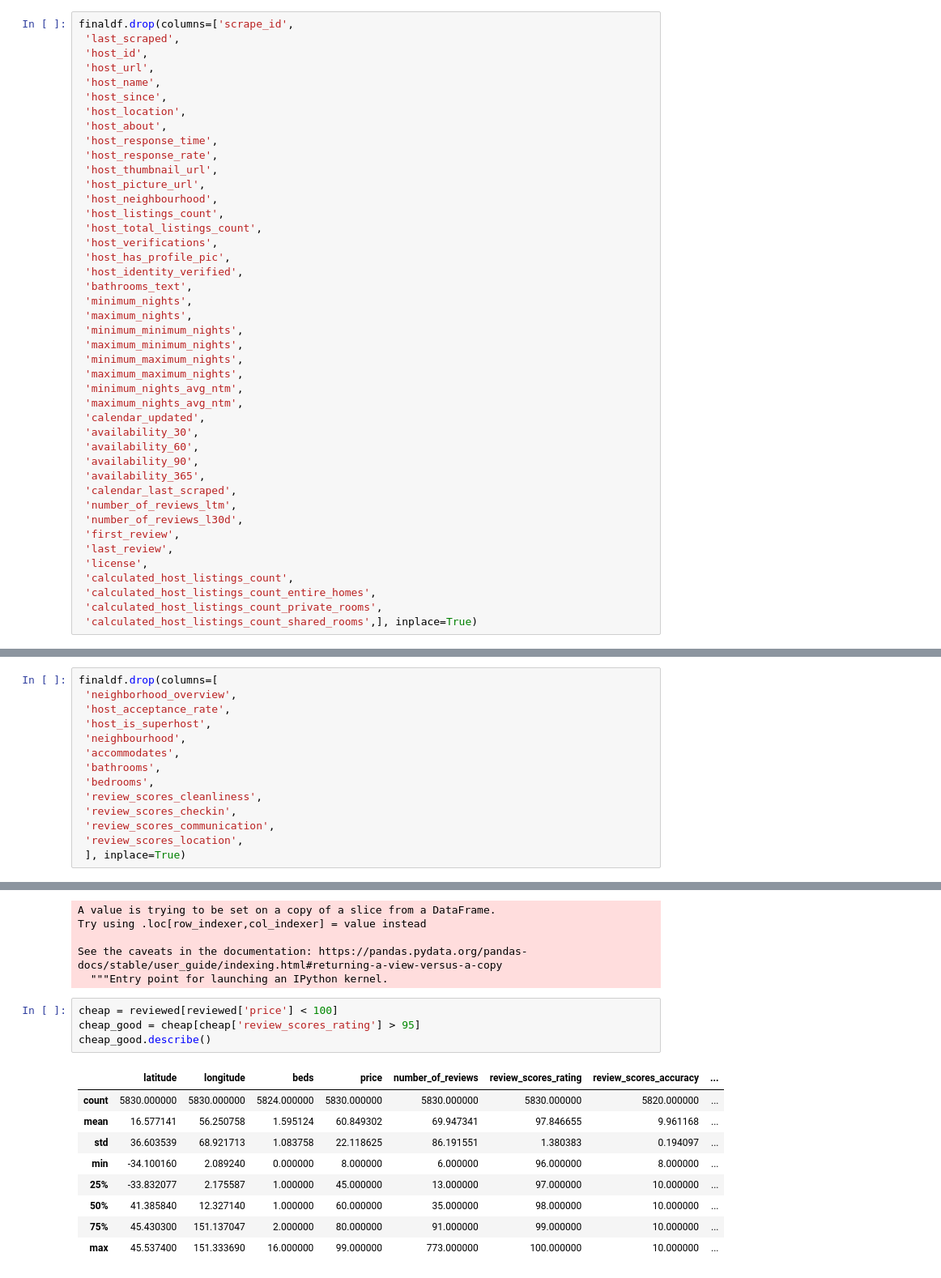
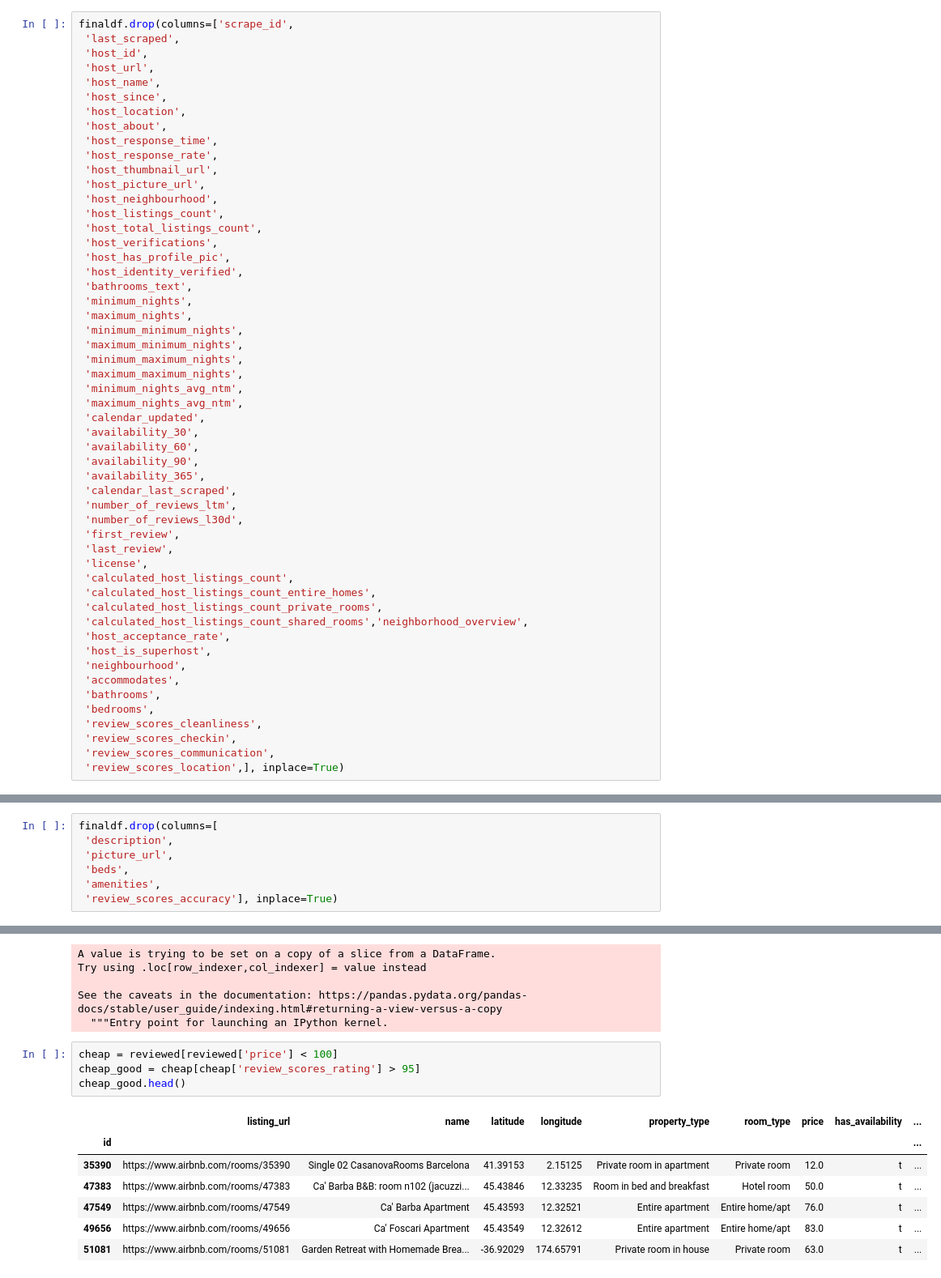
Before and after one commit to jonrsmart/ETL-Project, a Jupyter notebook: airbb3.ipynb, the cells around one changed output, grey strips where cells are left out. Shown: that part at 81% size. Drawn from its saved outputs; the diff is of its cells as text.

```diff
--- a/airbb3.ipynb
+++ b/airbb3.ipynb
@@ -70,4 +70,14 @@ finaldf.drop(columns=['scrape_id',
  'calculated_host_listings_count',
  'calculated_host_listings_count_entire_homes',
  'calculated_host_listings_count_private_rooms',
- 'calculated_host_listings_count_shared_rooms',], inplace=True)
+ 'calculated_host_listings_count_shared_rooms','neighborhood_overview',
+ 'host_acceptance_rate',
+ 'host_is_superhost',
+ 'neighbourhood',
+ 'accommodates',
+ 'bathrooms',
+ 'bedrooms',
+ 'review_scores_cleanliness',
+ 'review_scores_checkin',
+ 'review_scores_communication',
+ 'review_scores_location',], inplace=True)
@@ -78,3 +105,10 @@ print(finaldf.shape)
+# %%
+finaldf.drop(columns=[
+ 'description',
+ 'picture_url',
+ 'beds',
+ 'amenities',
+ 'review_scores_accuracy'], inplace=True)
 # %%
 finaldf
 # %% [output]
@@ -115,17 +129,3 @@ list(finaldf)
-# %%
-finaldf.drop(columns=[
- 'neighborhood_overview',
- 'host_acceptance_rate',
- 'host_is_superhost',
- 'neighbourhood',
- 'accommodates',
- 'bathrooms',
- 'bedrooms',
- 'review_scores_cleanliness',
- 'review_scores_checkin',
- 'review_scores_communication',
- 'review_scores_location',
- ], inplace=True)
 # %%
 reviewed = finaldf[finaldf['number_of_reviews'] > 5]
 reviewed['price'] = reviewed['price'].str.replace('$', '')
@@ -153,17 +153,15 @@ See the caveats in the documentation: https://pandas.pydata.org/pandas-docs/stab
 # %%
 cheap = reviewed[reviewed['price'] < 100]
 cheap_good = cheap[cheap['review_scores_rating'] > 95]
-cheap_good.describe()
+cheap_good.head()
 # %% [output]
-|  | latitude | longitude | beds | price | number_of_reviews | review_scores_rating | review_scores_accuracy | ... |
-| count | 5830.000000 | 5830.000000 | 5824.000000 | 5830.000000 | 5830.000000 | 5830.000000 | 5820.000000 | ... |
-| mean | 16.577141 | 56.250758 | 1.595124 | 60.849302 | 69.947341 | 97.846655 | 9.961168 | ... |
-| std | 36.603539 | 68.921713 | 1.083758 | 22.118625 | 86.191551 | 1.380383 | 0.194097 | ... |
-| min | -34.100160 | 2.089240 | 0.000000 | 8.000000 | 6.000000 | 96.000000 | 8.000000 | ... |
-| 25% | -33.832077 | 2.175587 | 1.000000 | 45.000000 | 13.000000 | 97.000000 | 10.000000 | ... |
-| 50% | 41.385840 | 12.327140 | 1.000000 | 60.000000 | 35.000000 | 98.000000 | 10.000000 | ... |
-| 75% | 45.430300 | 151.137047 | 2.000000 | 80.000000 | 91.000000 | 99.000000 | 10.000000 | ... |
-| max | 45.537400 | 151.333690 | 16.000000 | 99.000000 | 773.000000 | 100.000000 | 10.000000 | ... |
+|  | listing_url | name | latitude | longitude | property_type | room_type | price | has_availability | ... |
+| id |  |  |  |  |  |  |  |  | ... |
+| 35390 | https://www.airbnb.com/rooms/35390 | Single 02 CasanovaRooms Barcelona | 41.39153 | 2.15125 | Private room in apartment | Private room | 12.0 | t | ... |
+| 47383 | https://www.airbnb.com/rooms/47383 | Ca' Barba B&B: room n102 (jacuzzi... | 45.43846 | 12.33235 | Room in bed and breakfast | Hotel room | 50.0 | t | ... |
+| 47549 | https://www.airbnb.com/rooms/47549 | Ca' Barba Apartment | 45.43593 | 12.32521 | Entire apartment | Entire home/apt | 76.0 | t | ... |
+| 49656 | https://www.airbnb.com/rooms/49656 | Ca' Foscari Apartment | 45.43549 | 12.32612 | Entire apartment | Entire home/apt | 83.0 | t | ... |
+| 51081 | https://www.airbnb.com/rooms/51081 | Garden Retreat with Homemade Brea... | -36.92029 | 174.65791 | Private room in house | Private room | 63.0 | t | ... |
 # %%
 covid = pd.read_csv('../time_series_covid_19_confirmed.csv')
 # %%
```
Also changed, not shown: parts of 8 cells of this notebook, 7 other files.
